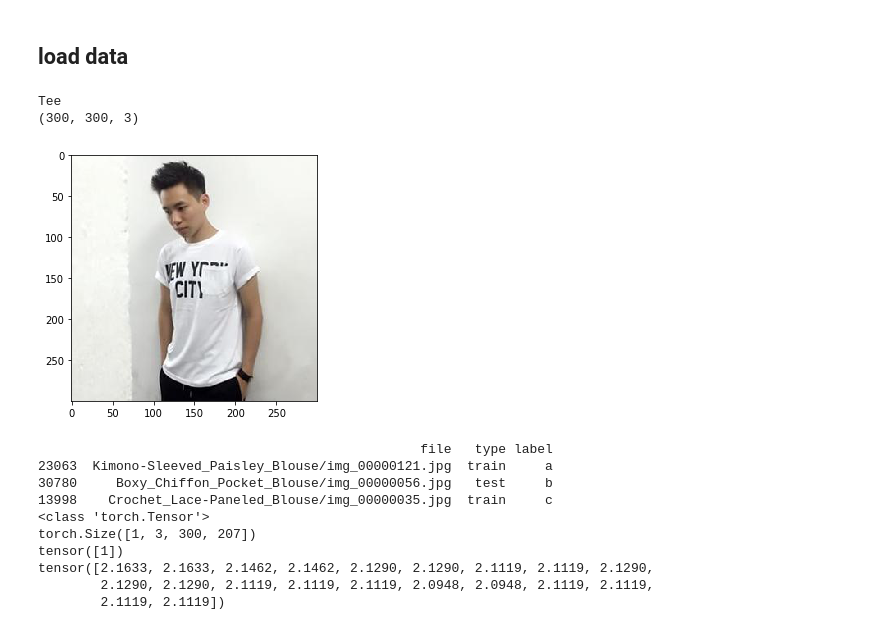
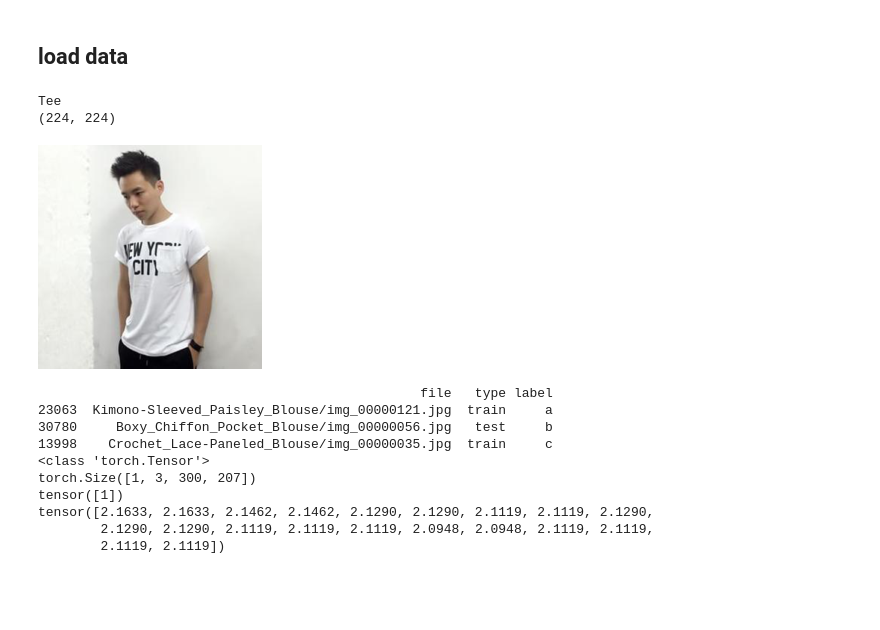
Before and after one commit to Arden-Zhu/fashion_net2, a Jupyter notebook: A_classifier.ipynb, the cells around one changed output. Drawn from its saved outputs; the diff is of its cells as text; code cells hidden in the pictures; blank space fills up the shorter version.

```diff
--- a/A_classifier.ipynb
+++ b/A_classifier.ipynb
@@ -110,43 +112,47 @@ class ImageLabelDataset(Dataset):
 
     assert(len(image_files) == len(labels))
 
   def __len__(self):
     return len(self.labels)
 
   def get(self, idx):
     file = os.path.join(self.path, self.image_files[idx])
-    image = io.imread(file)
+
+    #image = io.imread(file)
+    #image = Image.fromarray(image)
+    image = Image.open(file)
     label = self.labels[idx]
+
+    if self.transform:
+      image = self.transform(image)
+
     return (image, label)
 
   def __getitem__(self, idx):
     image, label = self.get(idx)
-
-    if self.transform:
-      image = self.transform(image)
 
     image = transforms.ToTensor()(image)
 
     if self.normalizer:
       image = self.normalizer(image)
 
     return (image, label)
 
 ##############################
-image_ds = ImageLabelDataset('data/data/picked', ['New_York_City_Pocket_Tee/img_00000012.jpg'], ['Tee'])
+image_ds = ImageLabelDataset('data/data/picked', ['New_York_City_Pocket_Tee/img_00000012.jpg'], ['Tee'], transform =  transforms.Resize(224))
 assert(len(image_ds) == 1)
 
 (image, label) = image_ds.get(0)
 print(label)
 assert(label == 'Tee')
 
-print(image.shape)
-io.imshow(image)
-plt.show()
+print(image.size)
+
+display(image)
 # %% [output]
 Tee
-(300, 300, 3)
+(224, 224)
-[figure, old version]
+[figure, new version]
 # %%
 class DataSource():
   '''
```
Also changed, not shown: parts of 5 cells of this notebook.
